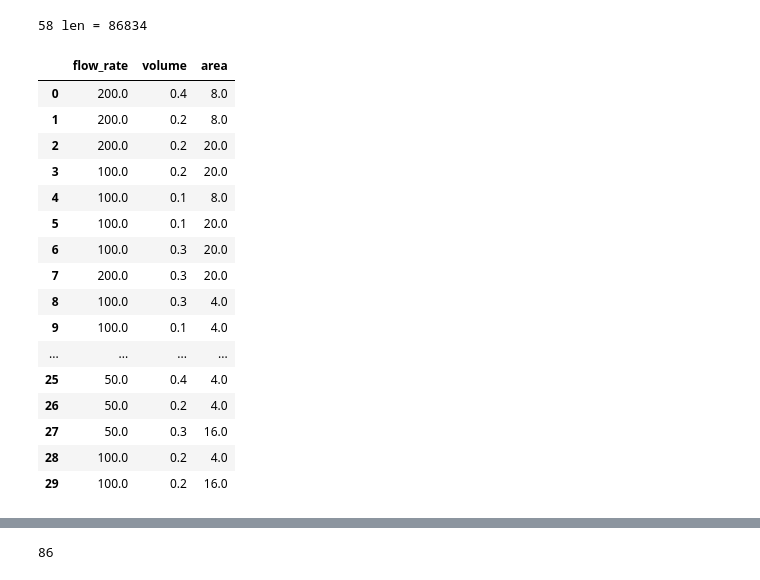
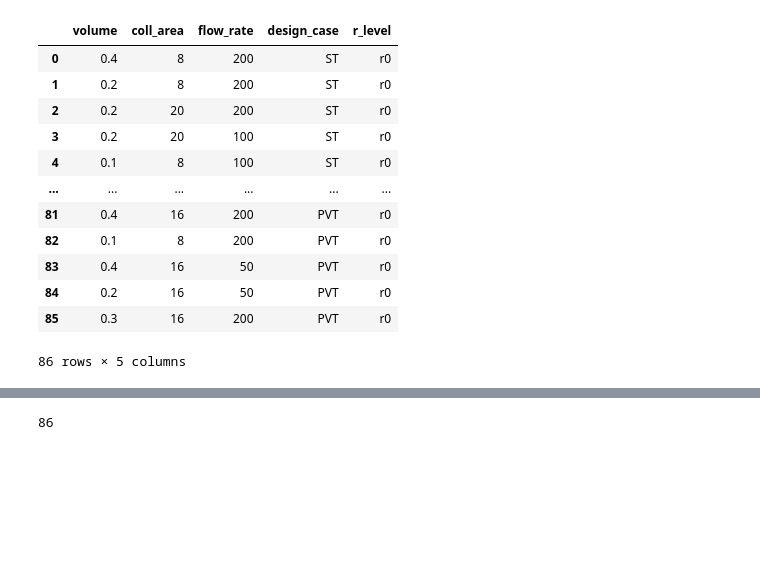
Before and after one commit to a-karanth/parametric_run, a Jupyter notebook: src/missed_sims.ipynb, the cells around one changed output, grey strips where cells are left out. Cells and saved outputs as stored; diff of their text form; code cells hidden in the pictures; blank space fills up the shorter version.

Commit message:
corrected finding out missed simulations and flagging incomplete simulations

```diff
--- a/src/missed_sims.ipynb
+++ b/src/missed_sims.ipynb
@@ -1,6 +1,7 @@
 # %%
 import os
 directory = os.getcwd()
+sample_folder = '\\res'
 res_folder = '\\res\\trn'
 os.chdir(directory+res_folder)
 # %%
@@ -55,9 +46,0 @@ array(['0', '1', '10', '11', '12', '13', '14', '15', '16', '17', '18',
-# %%
-# check length of all files and flag the onces that are incomplete
-import pandas as pd
-for i in avl_labels:
-    df = pd.read_csv(i+'_control_signal.txt', delimiter=',',index_col=0)
-    if len(df) <87601 :
-        print(i + ' len = '+str(len(df)))
-# %% [output]
-58 len = 86834
@@ -72,20 +46,0 @@ for i in np.arange(30):
-# %%
-list_sample
-# %% [output]
-|  | flow_rate | volume | area |
-| 0 | 200.0 | 0.4 | 8.0 |
-| 1 | 200.0 | 0.2 | 8.0 |
-| 2 | 200.0 | 0.2 | 20.0 |
-| 3 | 100.0 | 0.2 | 20.0 |
-| 4 | 100.0 | 0.1 | 8.0 |
-| 5 | 100.0 | 0.1 | 20.0 |
-| 6 | 100.0 | 0.3 | 20.0 |
-| 7 | 200.0 | 0.3 | 20.0 |
-| 8 | 100.0 | 0.3 | 4.0 |
-| 9 | 100.0 | 0.1 | 4.0 |
-| ... | ... | ... | ... |
-| 25 | 50.0 | 0.4 | 4.0 |
-| 26 | 50.0 | 0.2 | 4.0 |
-| 27 | 50.0 | 0.3 | 16.0 |
-| 28 | 100.0 | 0.2 | 4.0 |
-| 29 | 100.0 | 0.2 | 16.0 |
@@ -100,0 +47,24 @@ df.index = np.arange(len(df))
+# %%
+os.chdir(directory + sample_folder)
+#previous = np.arange(86)
+#previous = previous.astype(str)
+#previous = pd.DataFrame(previous, columns=['label'])
+df3 = pd.read_csv('morris_st_sample.csv')
+df4 = pd.read_csv('morris_pvt_sample.csv')
+previous = pd.concat([df3,df4], ignore_index=True)
+previous = previous.drop_duplicates(ignore_index=True)
+previous
+# %% [output]
+|  | volume | coll_area | flow_rate | design_case | r_level |
+| 0 | 0.4 | 8 | 200 | ST | r0 |
+| 1 | 0.2 | 8 | 200 | ST | r0 |
+| 2 | 0.2 | 20 | 200 | ST | r0 |
+| 3 | 0.2 | 20 | 100 | ST | r0 |
+| 4 | 0.1 | 8 | 100 | ST | r0 |
+| ... | ... | ... | ... | ... | ... |
+| 81 | 0.4 | 16 | 200 | PVT | r0 |
+| 82 | 0.1 | 8 | 200 | PVT | r0 |
+| 83 | 0.4 | 16 | 50 | PVT | r0 |
+| 84 | 0.2 | 16 | 50 | PVT | r0 |
+| 85 | 0.3 | 16 | 200 | PVT | r0 |
+86 rows × 5 columns
```
Also changed, not shown: parts of 20 cells of this notebook.
